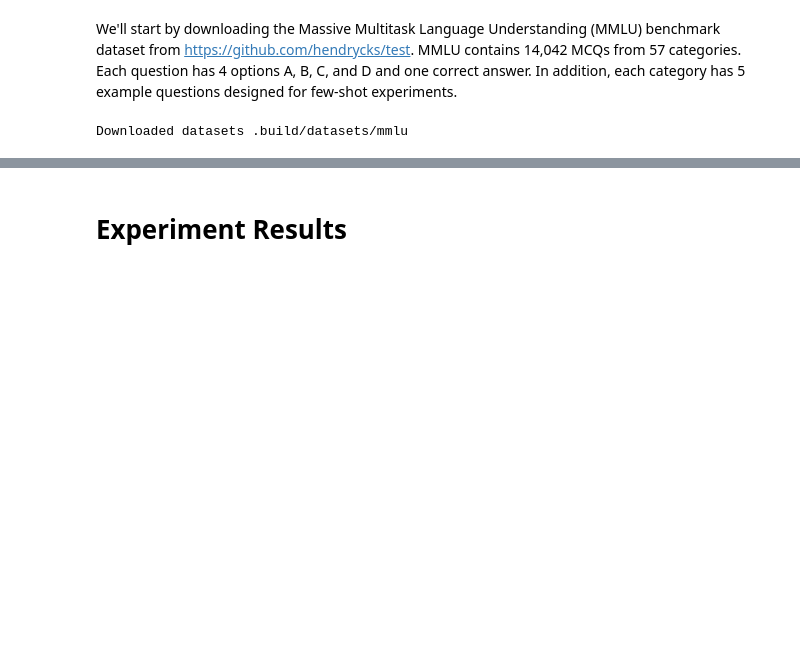
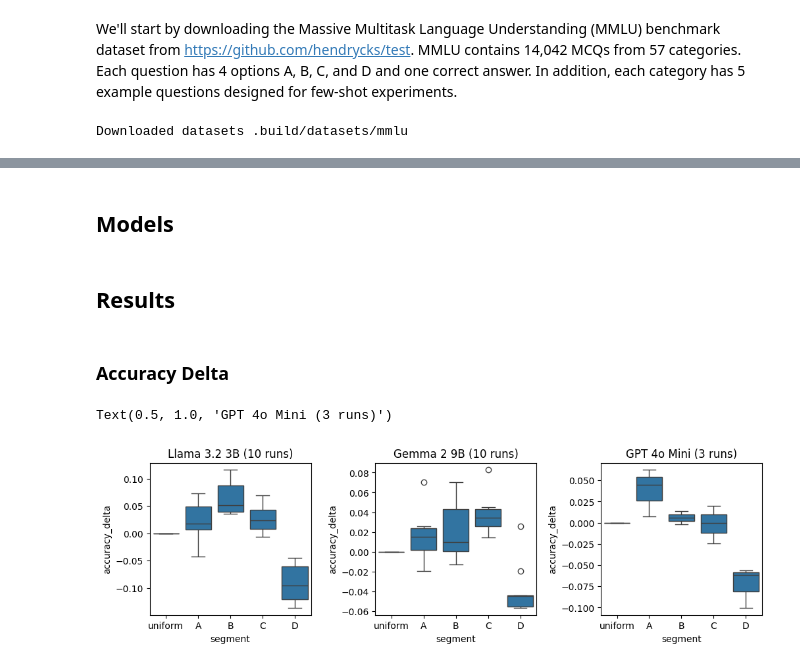
Before and after one commit to stickshift/llm-mcq-bias, a Jupyter notebook: notebooks/00-overview.ipynb, the cells around one changed output, grey strips where cells are left out. Saved outputs shown, nothing was run; the diff lists cells and outputs as text; code cells hidden in the pictures; blank space fills up the shorter version.

```diff
--- a/notebooks/00-overview.ipynb
+++ b/notebooks/00-overview.ipynb
@@ -53,2 +87,47 @@ questions.sample(n=3)
+# %% [markdown]
+## Models
 # %% [markdown]
-# Experiment Results
+## Results
+# %%
+results_path = Path("notebooks/results")
+
+paths = {
+    "llama32_3b": results_path / "order-dependency-llama32-3b-fp16-160-10-20241105.json",
+    "gemma2_9b": results_path / "order-dependency-gemma2-9b-160-10-20241105.json",
+    "gpt4o_mini": results_path / "order-dependency-gpt-4o-mini-160-3-20241105.json",
+}
+
+metrics = {k: json.loads(v.read_text()) for k, v in paths.items()}
+# %% [markdown]
+### Accuracy Delta
+# %%
+# Prep results
+rows = []
+for model_name, model_metrics in metrics.items():
+    for run in model_metrics:
+        baseline = run["uniform"]["accuracy"]
+        for segment in ["uniform", "A", "B", "C", "D"]:
+            rows.append({
+                "model_name": model_name,
+                "segment": segment,
+                "accuracy_delta": run[segment]["accuracy"] - baseline,
+            })
+results = DataFrame(rows)
+# %%
+fig, axs = plt.subplots(ncols=3, figsize=(12,3))
+fig.subplots_adjust(wspace=0.4)
+
+# llama32_3b
+sns.boxplot(x="segment", y="accuracy_delta", data=results[results.model_name == "llama32_3b"], ax=axs[0])
+axs[0].set_title("Llama 3.2 3B (10 runs)")
+
+# gemma2_9b
+sns.boxplot(x="segment", y="accuracy_delta", data=results[results.model_name == "gemma2_9b"], ax=axs[1])
+axs[1].set_title("Gemma 2 9B (10 runs)")
+
+# gpt4o_mini
+sns.boxplot(x="segment", y="accuracy_delta", data=results[results.model_name == "gpt4o_mini"], ax=axs[2])
+axs[2].set_title("GPT 4o Mini (3 runs)")
+# %% [output]
+Text(0.5, 1.0, 'GPT 4o Mini (3 runs)')
+[figure, added]
```
Also changed, not shown: parts of 8 cells of this notebook, 9 other files.
